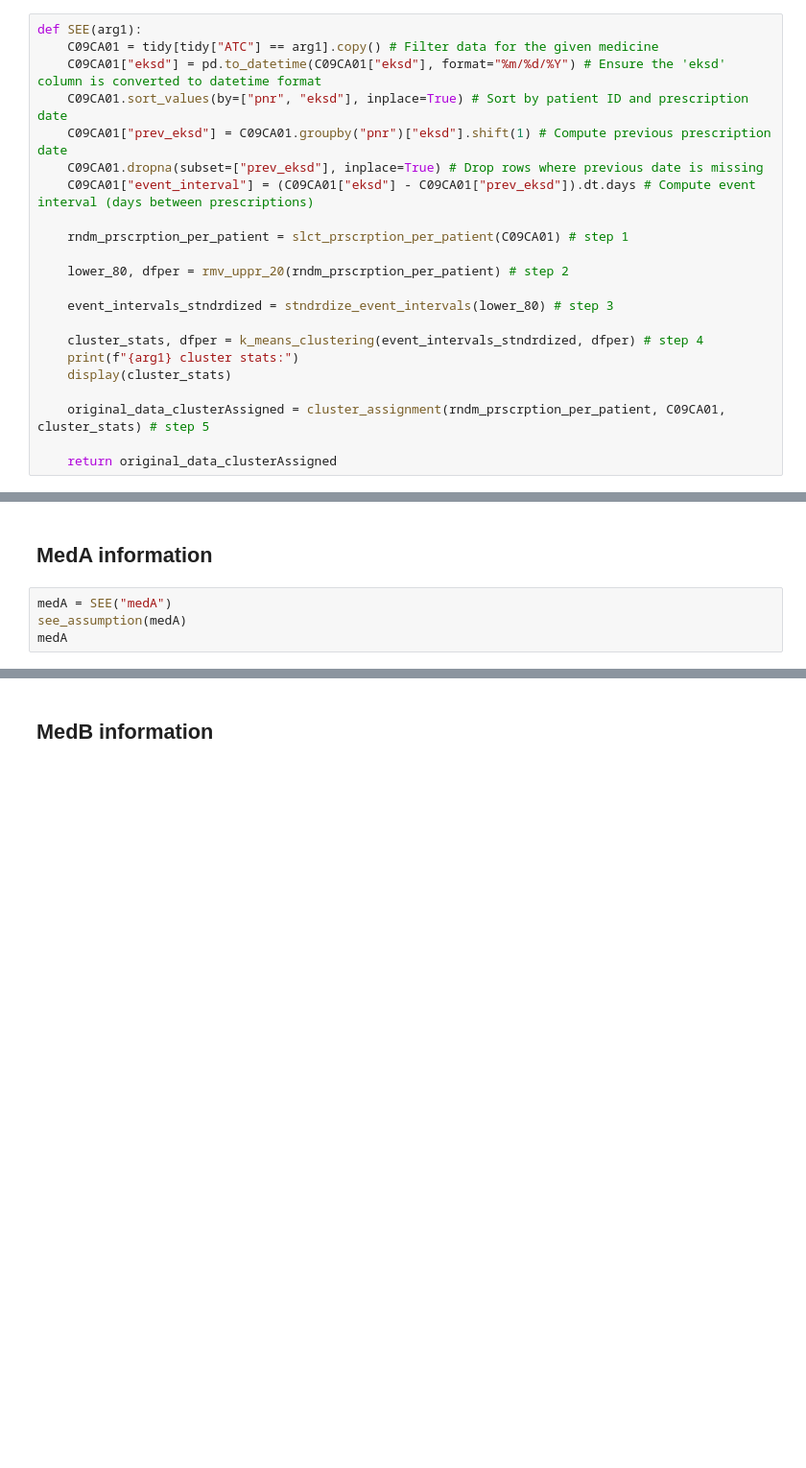
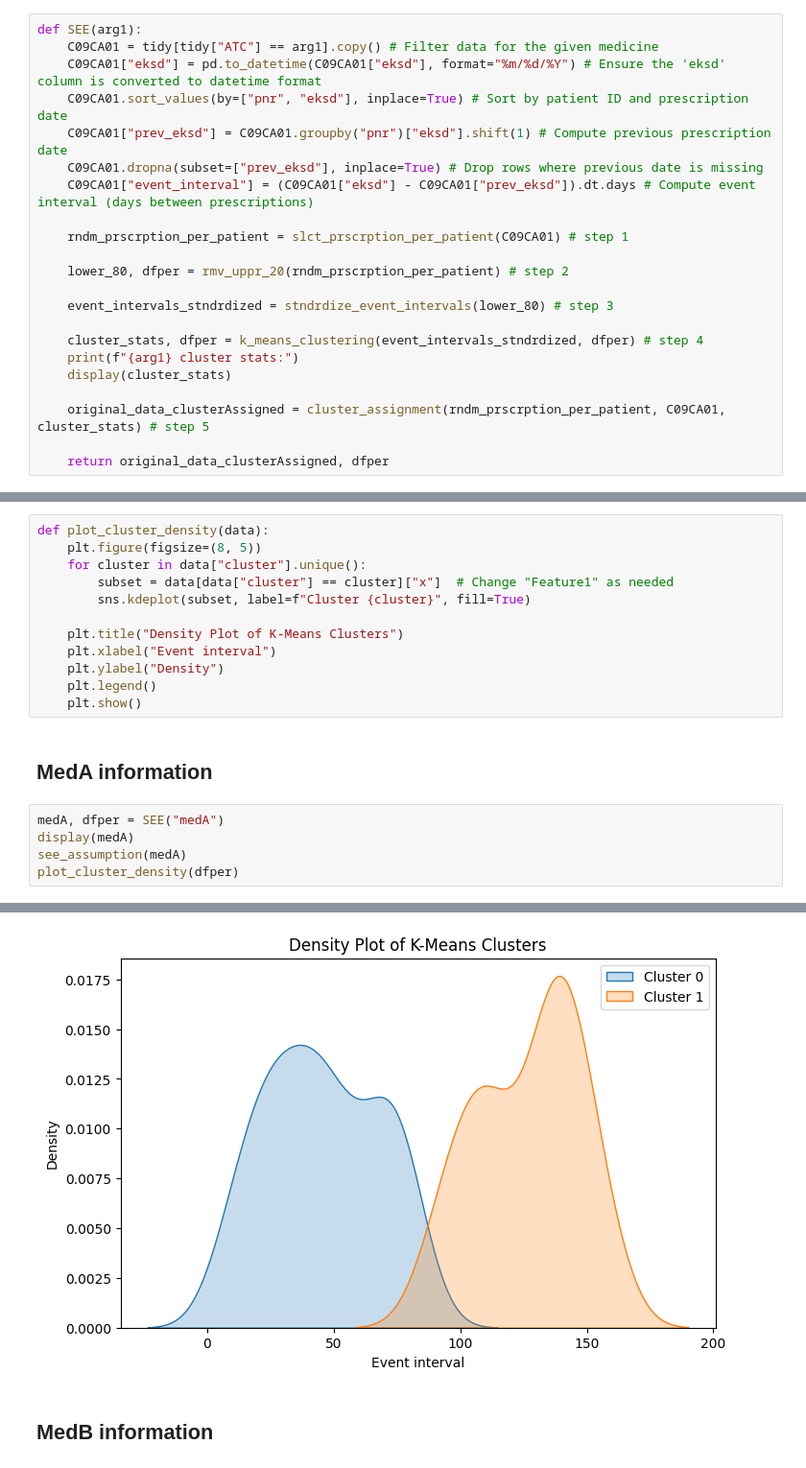
Before and after one commit to ian-sobs/sessa-empirical-estimator, a Jupyter notebook: see.ipynb, the cells around one changed output, grey strips where cells are left out. Shown at 96% size. Cells and saved outputs as stored; diff of their text form; blank space fills up the shorter version.

Commit message:
Added density plots for medA and medB clusters

```diff
--- a/see.ipynb
+++ b/see.ipynb
@@ -326,7 +326,7 @@ def SEE(arg1):
 
     original_data_clusterAssigned = cluster_assignment(rndm_prscrption_per_patient, C09CA01, cluster_stats) # step 5
 
-    return original_data_clusterAssigned
+    return original_data_clusterAssigned, dfper
 # %%
 def see_assumption(data):
     data = data.sort_values(by=["pnr", "eksd"])
@@ -347,12 +347,25 @@ def see_assumption(data):
     plt.xlabel("Prescription Number")
     plt.ylabel("Duration (Days)")
     plt.show()
+# %%
+def plot_cluster_density(data):
+    plt.figure(figsize=(8, 5))
+    for cluster in data["cluster"].unique():
+        subset = data[data["cluster"] == cluster]["x"]  # Change "Feature1" as needed
+        sns.kdeplot(subset, label=f"Cluster {cluster}", fill=True)
+
+    plt.title("Density Plot of K-Means Clusters")
+    plt.xlabel("Event interval")
+    plt.ylabel("Density")
+    plt.legend()
+    plt.show()
 # %% [markdown]
 ## MedA information
 # %%
-medA = SEE("medA")
+medA, dfper = SEE("medA")
+display(medA)
 see_assumption(medA)
-medA
+plot_cluster_density(dfper)
 # %% [output]
 max_cluster:2
 Warning: Infinite or NaN values found in dfper['x']. Removing them.
@@ -383,3 +396,4 @@ For example, when doing 'df[col].method(value, inplace=True)', try using 'df.met
+[figure, added]
 # %% [markdown]
 ## MedB information
 # %%
```
Also changed, not shown: parts of 2 cells of this notebook.
